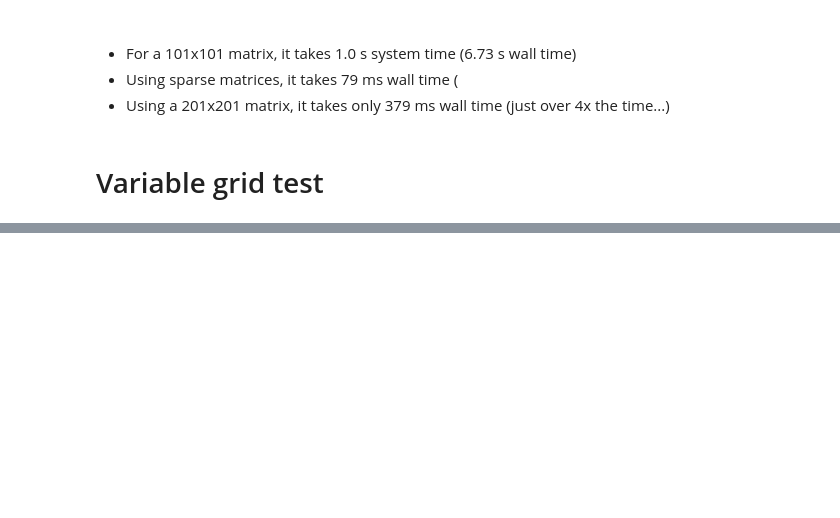
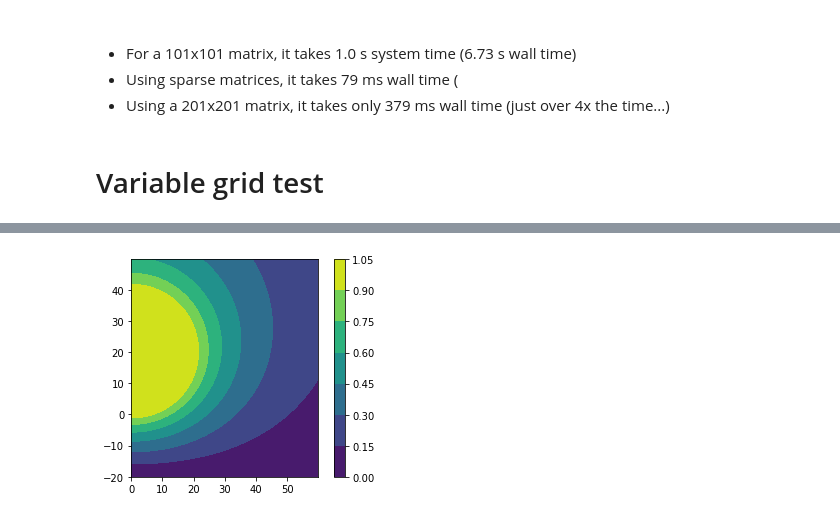
Before and after one commit to maroniea/xsede-spm, a Jupyter notebook: capsol/Variable Grid Finite Differences.ipynb, the cells around one changed output, grey strips where cells are left out. Cells and saved outputs as stored; diff of their text form; code cells hidden in the pictures; blank space fills up the shorter version.

Commit message:
Added Variable Grid Finite Differences code for radial coordinates

```diff
--- a/capsol/Variable Grid Finite Differences.ipynb
+++ b/capsol/Variable Grid Finite Differences.ipynb
@@ -322,0 +346,5 @@ array([   9.72383315,   33.92065198,   77.65178712,  143.55782346,
+# %%
+u = np.zeros_like(R)
+u[sphere] = 1.0
+# %%
+outer_boundary = boundary_radial(len(r), len(z))
@@ -322,0 +356,2 @@ array([   9.72383315,   33.92065198,   77.65178712,  143.55782346,
+# %%
+full_boundary = sphere.ravel() + outer_boundary
@@ -322,0 +372,3 @@ array([   9.72383315,   33.92065198,   77.65178712,  143.55782346,
+# %%
+u = u.ravel()
+u[~full_boundary] = u_cut
@@ -322,0 +379,8 @@ array([   9.72383315,   33.92065198,   77.65178712,  143.55782346,
+# %%
+fig, ax = plt.subplots()
+s = np.s_[:350, :300]
+plt.contourf(R[s], Z[s], u.reshape((len(z), len(r)))[s])
+plt.colorbar()
+ax.set_aspect('equal')
+# %% [output]
+[figure, added]
```
Also changed, not shown: parts of 75 cells of this notebook.
